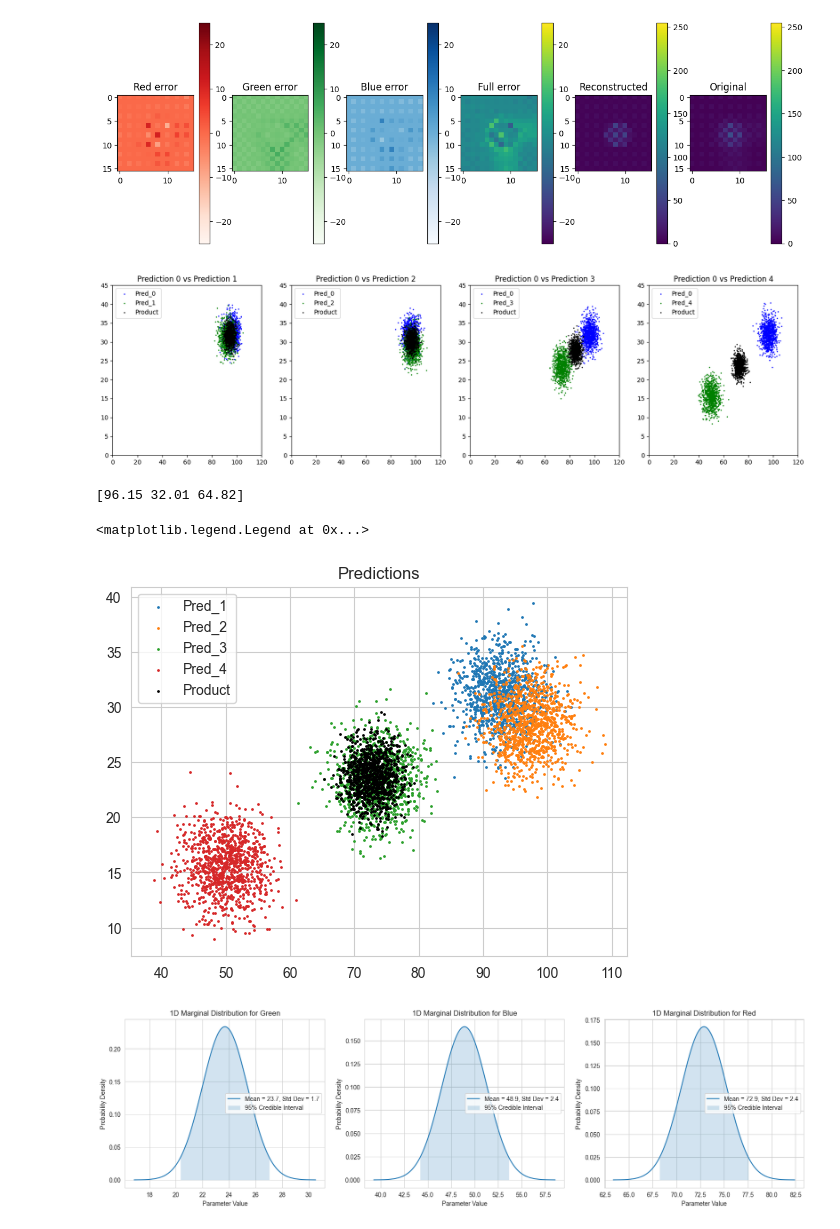
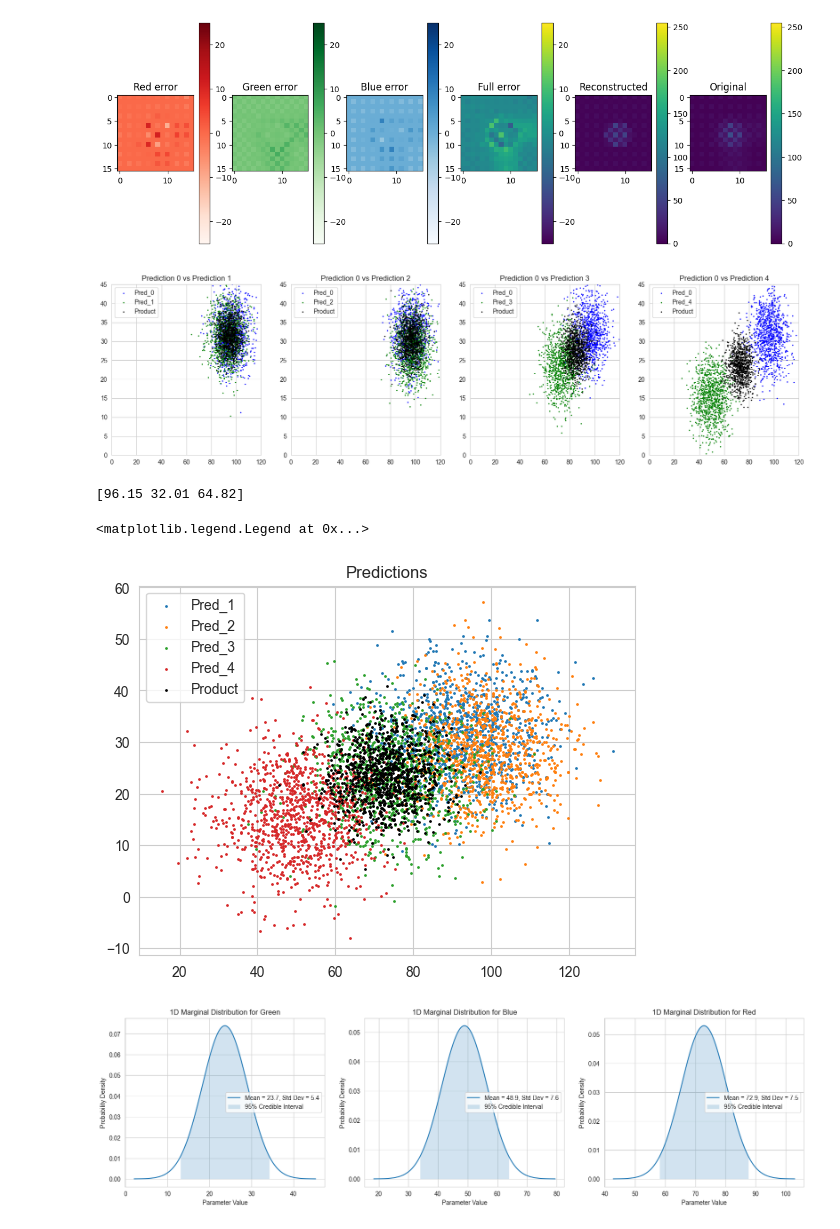
Before and after one commit to thecliffes/bumblebee-colour-tags-main, a Jupyter notebook: dev.ipynb, the cells around one changed output. Drawn from its saved outputs; the diff is of its cells as text; code cells hidden in the pictures.

```diff
--- a/dev.ipynb
+++ b/dev.ipynb
@@ -299,7 +299,7 @@ for i in range(onlyTag0.shape[0]):
 [figure]
 # %%
 # Inverse Hessian can be used as covariance of the Gaussian
-covA = np.linalg.inv(tag0HessInv[0][2:5,2:5])
+covA = np.linalg.inv(tag0HessInv[0][2:5,2:5]) * 5
 # Maximum-likelihood estimation gives the mean of the Gaussian
 meanA = tag0X[0][2:5]
 
@@ -307,7 +307,7 @@ _, ax = plt.subplots(1, 4, figsize=(20, 5))
 plt.setp(ax, xlim=(0, 120), ylim=(0, 45))
 plt.title("Product of Gaussian densities of")
 for i in range(1, 5):
-    covB = np.linalg.inv(tag0HessInv[i][2:5,2:5])
+    covB = np.linalg.inv(tag0HessInv[i][2:5,2:5]) * 5
     meanB = tag0X[i][2:5]
 
     x = mvn(meanA, covA, 1000)
@@ -322,41 +322,41 @@ for i in range(1, 5):
     ax[i-1].set_title("Prediction 0 vs Prediction "+str(i))
     ax[i-1].legend()
 # %% [output]
-[figure, old version]
+[figure, new version]
 # %%
 print(meanA)
 # %% [output]
 [96.15 32.01 64.82]
 # %%
 # Inverse Hessian can be used as covariance of the Gaussian
-covA = np.linalg.inv(tag0HessInv[0][2:5,2:5])
+covA = np.linalg.inv(tag0HessInv[0][2:5,2:5]) * 10
 # Maximum-likelihood estimation gives the mean of the Gaussian
 meanA = tag0X[0][2:5]
 #meanA = tag0X[0]
 
 #plt.setp(ax, xlim=(0, 120), ylim=(0, 45))
 plt.title("Product of Gaussian densities of")
 for i in range(1, 5):
-    covB = np.linalg.inv(tag0HessInv[i][2:5,2:5])
+    covB = np.linalg.inv(tag0HessInv[i][2:5,2:5]) * 10
     meanB = tag0X[i][2:5]
 
 
     x = mvn(meanB, covB, 1000)
     plt.scatter(x[:,0], x[:,1], 1, label="Pred_"+str(i))
 
     covC = np.linalg.inv(np.linalg.inv(covA) + np.linalg.inv(covB))
     meanC = covC @ ((np.linalg.inv(covA) @ meanA + np.linalg.inv(covB) @ meanB))
 
 
 
 x = mvn(meanC, covC, 1000)
 plt.scatter(x[:,0], x[:,1], 1, color='black', label="Product")
 
 plt.title("Predictions")
 plt.legend()
 # %% [output]
 <matplotlib.legend.Legend at 0x...>
-[figure, old version]
+[figure, new version]
 # %%
 # Set plot style
 sns.set_style("whitegrid")
@@ -389,7 +389,7 @@ for i in range(3):
     ax[i-1].set_ylabel('Probability Density')
     ax[i-1].legend()
 # %% [output]
-[figure, old version]
+[figure, new version]
 # %%
 import matplotlib.pyplot as plt
 from matplotlib.ticker import MultipleLocator, AutoMinorLocator
```
Also changed, not shown: parts of 4 cells of this notebook.
